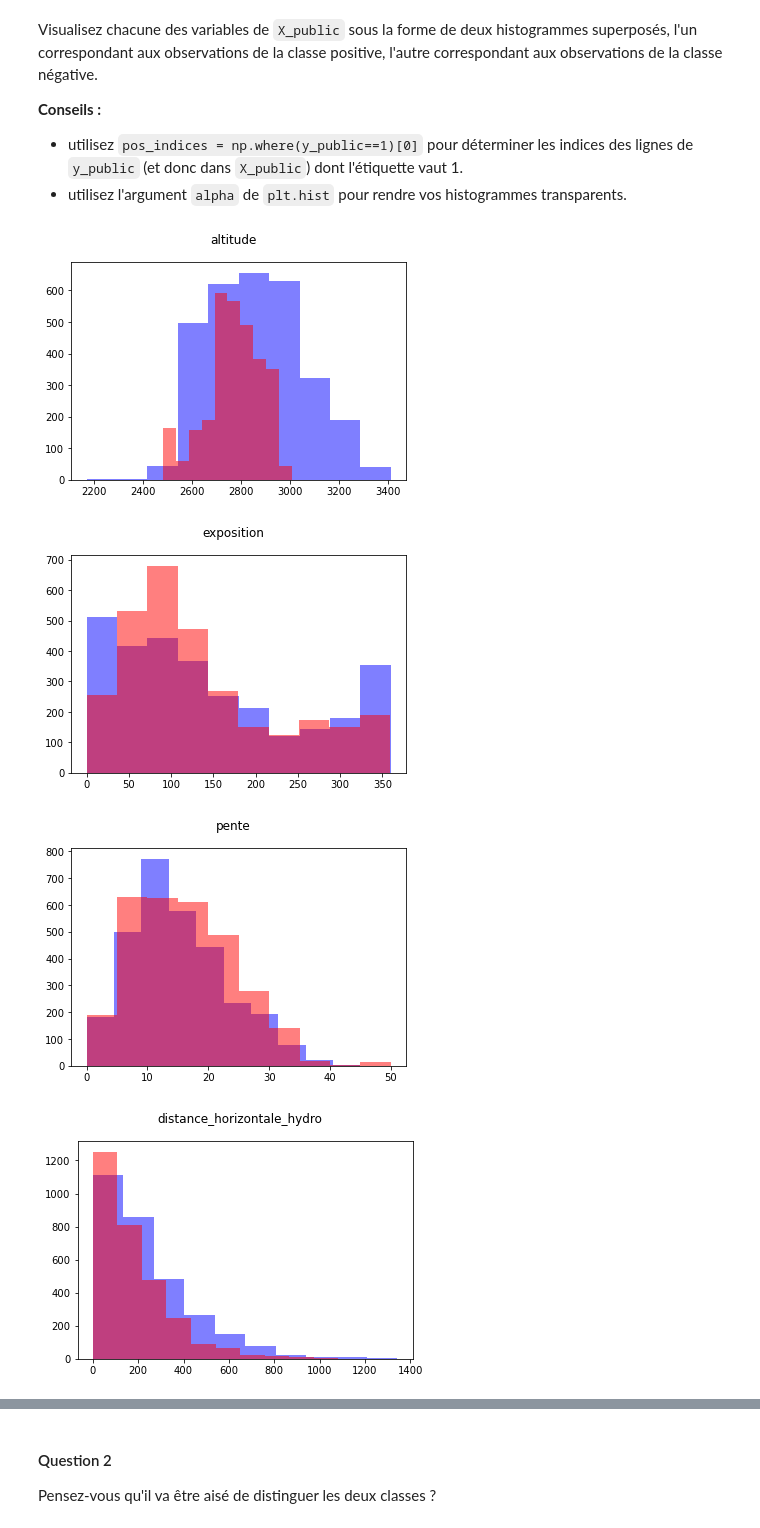
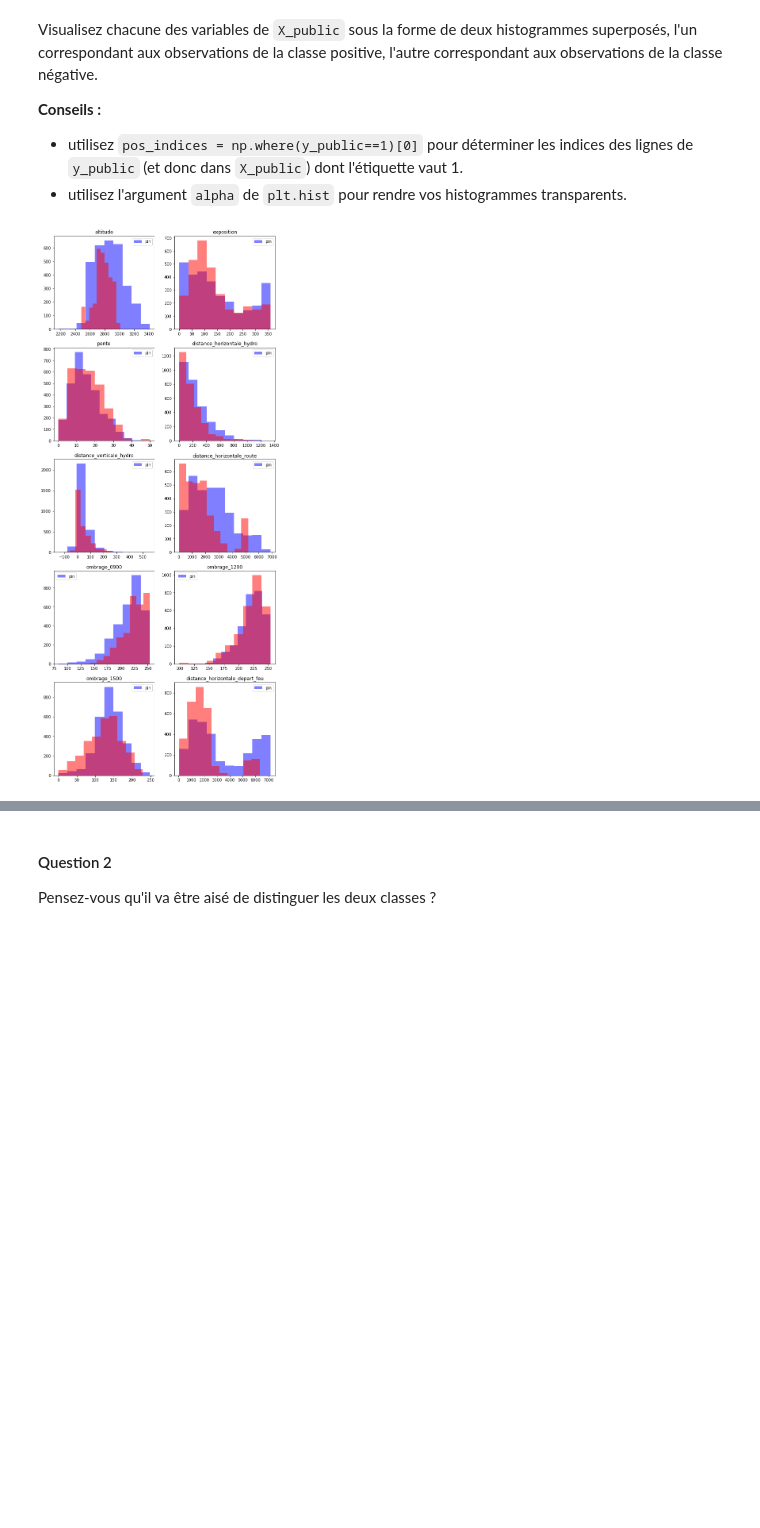
Before and after one commit to LouisJustinTALLOT/projet-science-donnees-bellon-tallot, a Jupyter notebook: Projet.ipynb, the cells around one changed output, grey strips where cells are left out. Cells and saved outputs as stored; diff of their text form; code cells hidden in the pictures; blank space fills up the shorter version.

Commit message:
des jolis histogrammes

```diff
--- a/Projet.ipynb
+++ b/Projet.ipynb
@@ -85,16 +85,14 @@ __Conseils :__
 # %%
 pos_indices_1 = np.where(y_public==1)[0]
 pos_indices_0 = np.where(y_public==0)[0]
 names = list(df_public.columns)
-
+fig = plt.figure(figsize=(10,25))
 for i in range(len(X_public[0])):
-    plt.figure()
-    plt.hist(X_public[pos_indices_0][:,i], alpha=0.5, color='b')
-    plt.hist(X_public[pos_indices_1][:,i], alpha=0.5, color='r')
-    plt.suptitle(names[i])
-    plt.plot()
+    ax = fig.add_subplot(5, 2, i+1)
+    ax.hist(X_public[pos_indices_0][:,i], alpha=0.5, color='b', label="Pin")
+    ax.hist(X_public[pos_indices_1][:,i], alpha=0.5, color='r')
+    ax.set_title(names[i])
+    ax.legend()
+plt.plot();
 # %% [output]
-[figure, old version]
+[figure, new version]
-[figure, removed]
-[figure, removed]
-[figure, removed]
```
Also changed, not shown: parts of 1 cell of this notebook.
